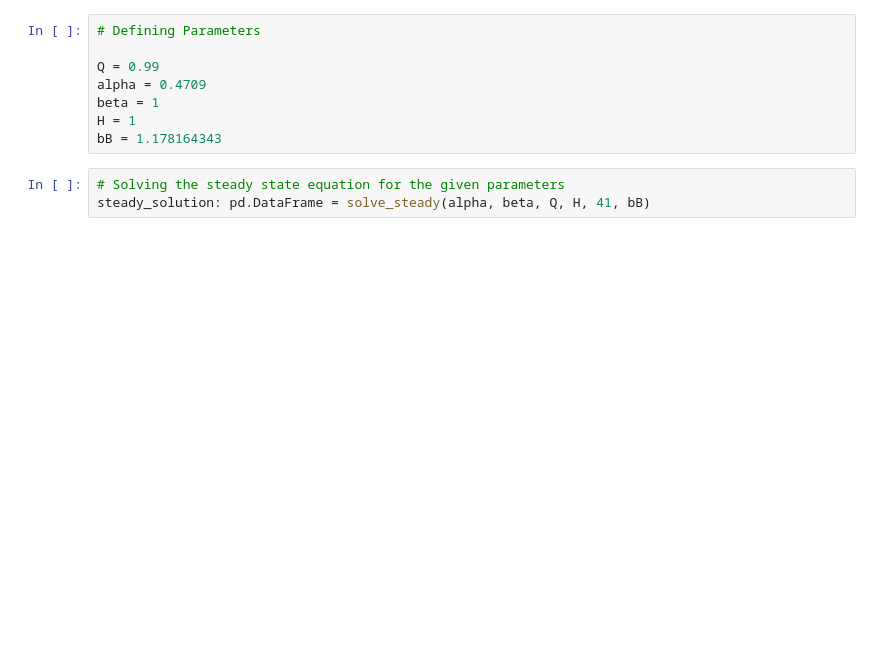
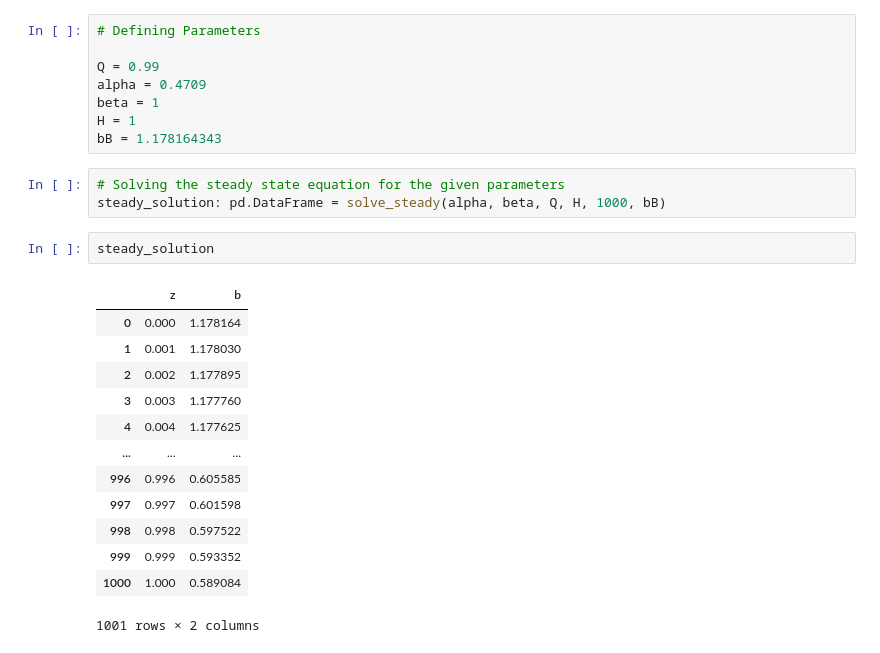
Before and after one commit to obokhove/FDnumerics2526, a Jupyter notebook: Alex_Carey/Exercise 1/Ex1.ipynb, the cells around one changed output. Cells and saved outputs as stored; diff of their text form; blank space fills up the shorter version.

```diff
--- a/Alex_Carey/Exercise 1/Ex1.ipynb
+++ b/Alex_Carey/Exercise 1/Ex1.ipynb
@@ -71,5 +71,21 @@ H = 1
 bB = 1.178164343
 # %%
 # Solving the steady state equation for the given parameters
-steady_solution: pd.DataFrame = solve_steady(alpha, beta, Q, H, 41, bB)
+steady_solution: pd.DataFrame = solve_steady(alpha, beta, Q, H, 1000, bB)
+# %%
+steady_solution
+# %% [output]
+|  | z | b |
+| 0 | 0.000 | 1.178164 |
+| 1 | 0.001 | 1.178030 |
+| 2 | 0.002 | 1.177895 |
+| 3 | 0.003 | 1.177760 |
+| 4 | 0.004 | 1.177625 |
+| ... | ... | ... |
+| 996 | 0.996 | 0.605585 |
+| 997 | 0.997 | 0.601598 |
+| 998 | 0.998 | 0.597522 |
+| 999 | 0.999 | 0.593352 |
+| 1000 | 1.000 | 0.589084 |
+1001 rows × 2 columns
 # %%
```
Also changed, not shown: parts of 19 cells of this notebook.
